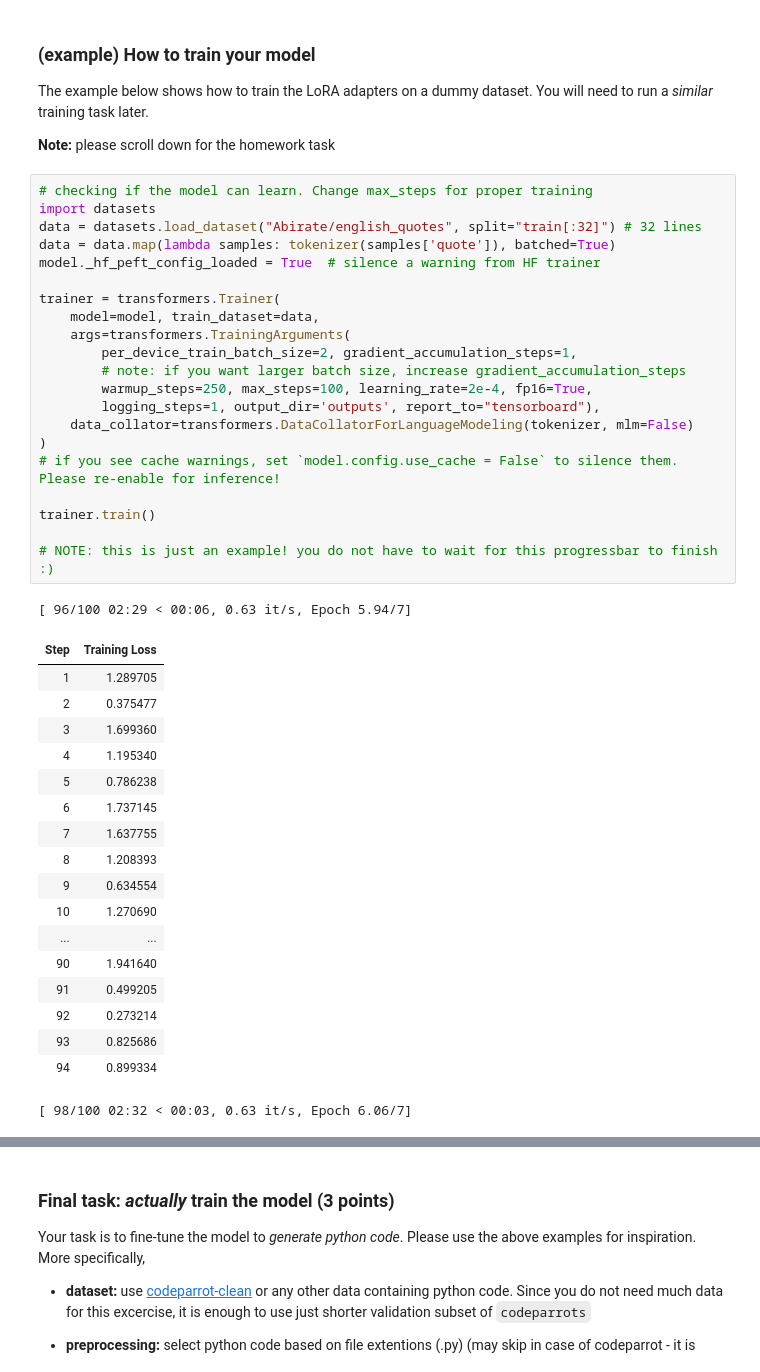
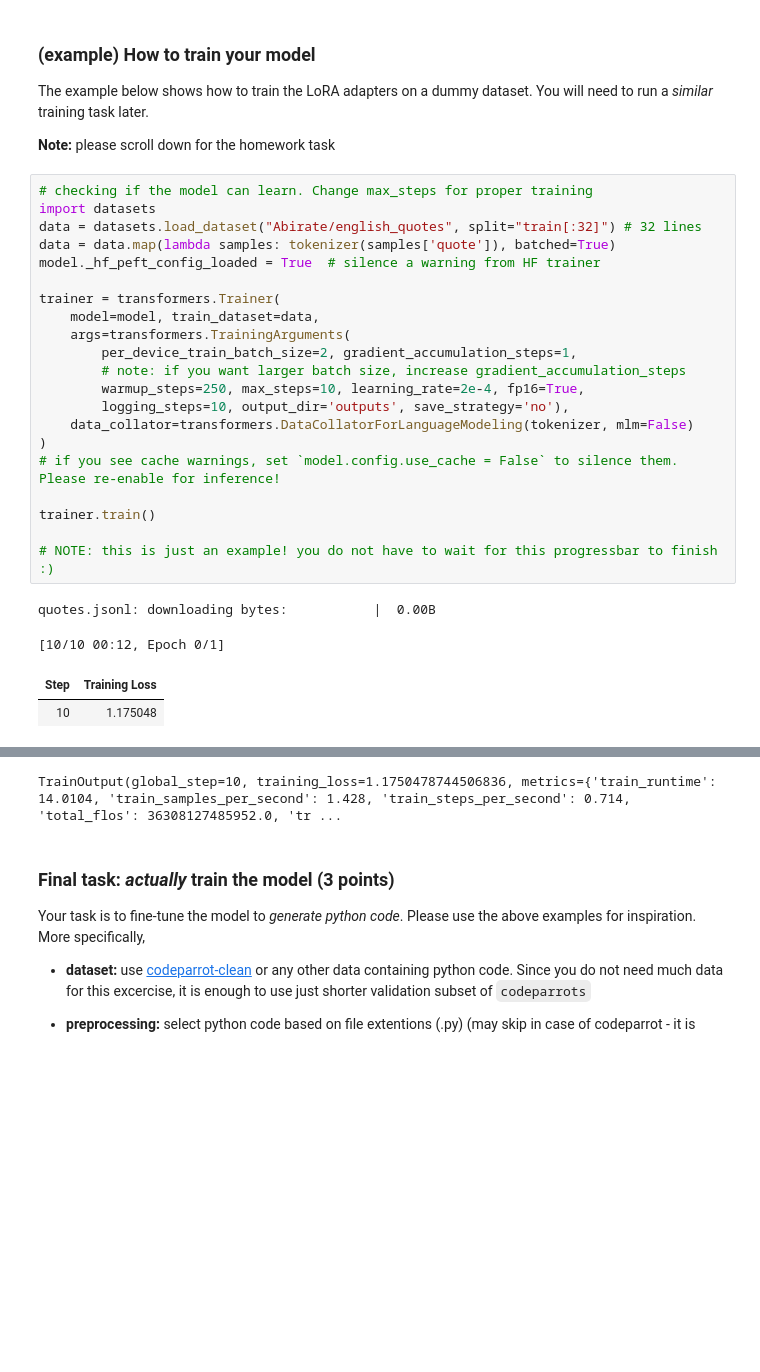
Before and after one commit to ma-tt-a/nlp_course, a Jupyter notebook: week08_finetuning/seminar.ipynb, the cells around one changed output, grey strips where cells are left out. Drawn from its saved outputs; the diff is of its cells as text; blank space fills up the shorter version.

```diff
--- a/week08_finetuning/seminar.ipynb
+++ b/week08_finetuning/seminar.ipynb
@@ -293,41 +416,26 @@ __Note:__ please scroll down for the homework task
 # %%
 # checking if the model can learn. Change max_steps for proper training
 import datasets
 data = datasets.load_dataset("Abirate/english_quotes", split="train[:32]") # 32 lines
 data = data.map(lambda samples: tokenizer(samples['quote']), batched=True)
 model._hf_peft_config_loaded = True  # silence a warning from HF trainer
 
 trainer = transformers.Trainer(
     model=model, train_dataset=data,
     args=transformers.TrainingArguments(
         per_device_train_batch_size=2, gradient_accumulation_steps=1,
         # note: if you want larger batch size, increase gradient_accumulation_steps
-        warmup_steps=250, max_steps=100, learning_rate=2e-4, fp16=True,
-        logging_steps=1, output_dir='outputs', report_to="tensorboard"),
+        warmup_steps=250, max_steps=10, learning_rate=2e-4, fp16=True,
+        logging_steps=10, output_dir='outputs', save_strategy='no'),
     data_collator=transformers.DataCollatorForLanguageModeling(tokenizer, mlm=False)
 )
 # if you see cache warnings, set `model.config.use_cache = False` to silence them. Please re-enable for inference!
 
 trainer.train()
 
 # NOTE: this is just an example! you do not have to wait for this progressbar to finish :)
 # %% [output]
-[ 96/100 02:29 < 00:06, 0.63 it/s, Epoch 5.94/7]
+quotes.jsonl: downloading bytes:           |  0.00B
+[10/10 00:12, Epoch 0/1]
 | Step | Training Loss |
-| 1 | 1.289705 |
-| 2 | 0.375477 |
-| 3 | 1.699360 |
-| 4 | 1.195340 |
-| 5 | 0.786238 |
-| 6 | 1.737145 |
-| 7 | 1.637755 |
-| 8 | 1.208393 |
-| 9 | 0.634554 |
-| 10 | 1.270690 |
-| ... | ... |
-| 90 | 1.941640 |
-| 91 | 0.499205 |
-| 92 | 0.273214 |
-| 93 | 0.825686 |
-| 94 | 0.899334 |
+| 10 | 1.175048 |
-[ 98/100 02:32 < 00:03, 0.63 it/s, Epoch 6.06/7]
@@ -351,3 +442,4 @@ trainer.train()
+TrainOutput(global_step=10, training_loss=1.1750478744506836, metrics={'train_runtime': 14.0104, 'train_samples_per_second': 1.428, 'train_steps_per_second': 0.714, 'total_flos': 36308127485952.0, 'tr ...
 # %% [markdown]
 ### Final task: *actually* train the model (3 points)
 
```
Also changed, not shown: parts of 36 cells of this notebook, 1 other file.
